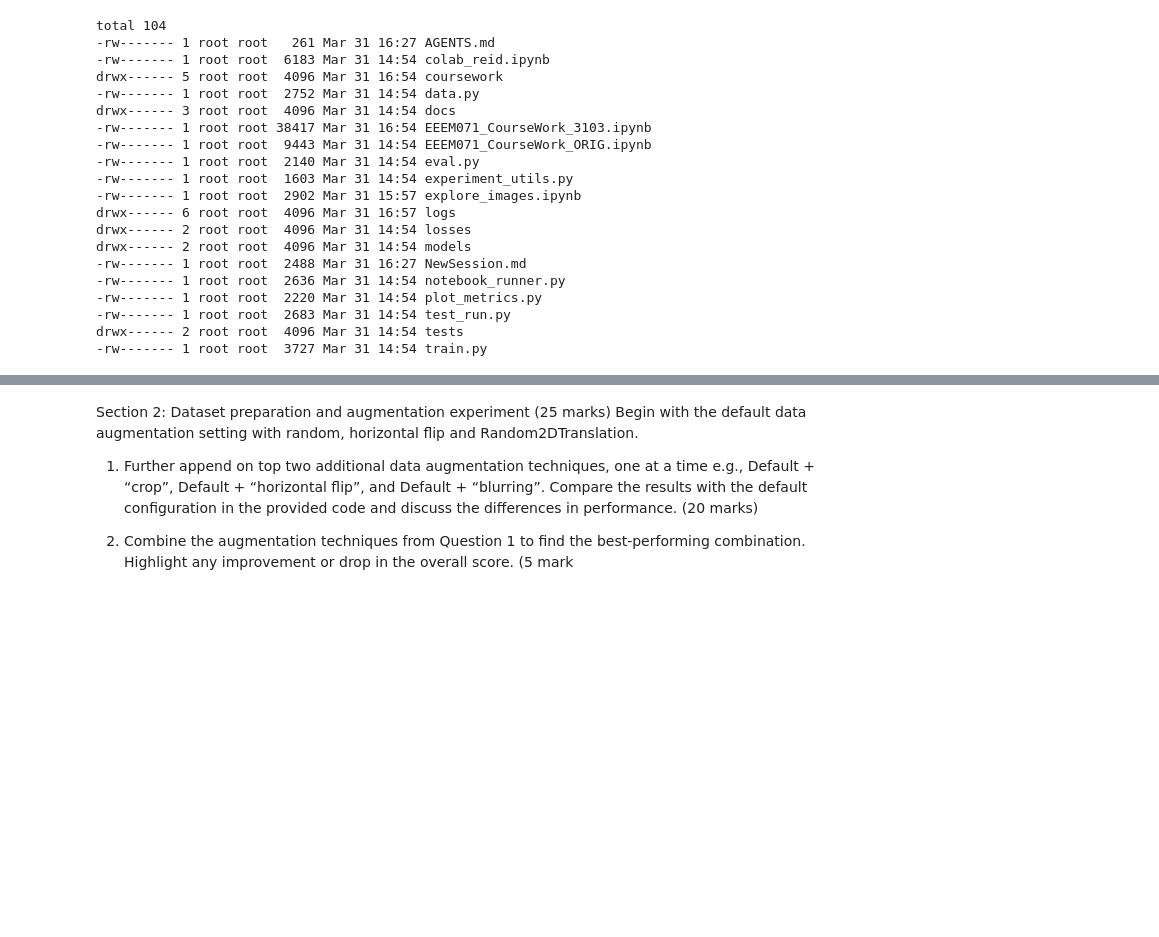
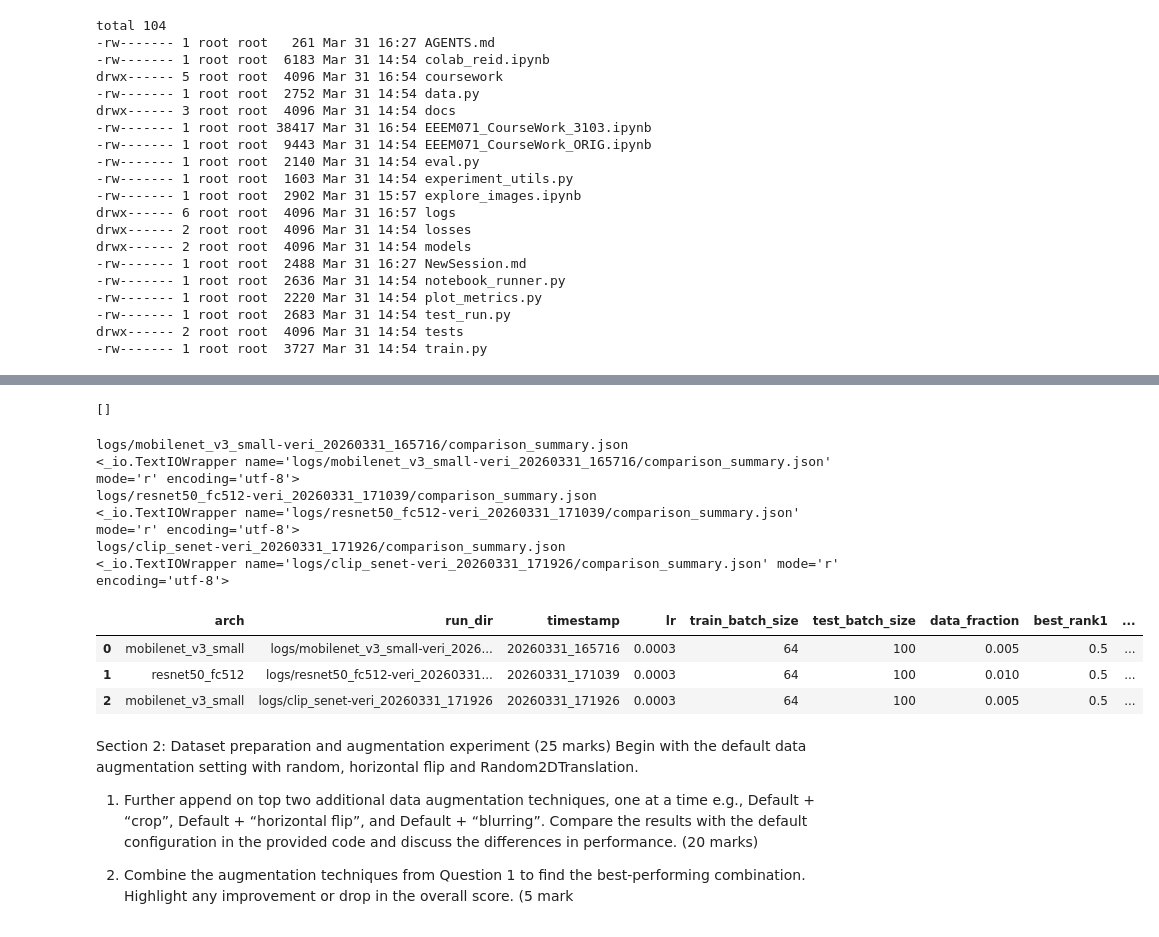
Before and after one commit to LampOfSocrates/reid, a Jupyter notebook: EEEM071_CourseWork_3103.ipynb, the cells around one changed output, grey strips where cells are left out. Saved outputs shown, nothing was run; the diff lists cells and outputs as text; code cells hidden in the pictures; blank space fills up the shorter version.

```diff
--- a/EEEM071_CourseWork_3103.ipynb
+++ b/EEEM071_CourseWork_3103.ipynb
@@ -246,33 +318,50 @@ Model size: 24.558 M
+# %%
+rows
+# %% [output]
+[]
 # %%
 from pathlib import Path
 import json
 import pandas as pd
 
-runs_root = Path("coursework/logs")  # or your logs root
+runs_root = Path("logs")  # or your logs root
 rows = []
 
 for path in runs_root.rglob("comparison_summary.json"):
+    print(path)
     with open(path, "r", encoding="utf-8") as f:
         data = json.load(f)
+        print(f)
     rows.append({
         "arch": data.get("arch"),
         "run_dir": data.get("run_save_dir"),
         "timestamp": data.get("timestamp"),
         "lr": data.get("lr"),
         "train_batch_size": data.get("train_batch_size"),
         "test_batch_size": data.get("test_batch_size"),
         "data_fraction": data.get("data_fraction"),
         "best_rank1": data.get("best_rank1"),
         "best_mAP": data.get("best_mAP"),
         "final_rank1": (data.get("final_eval") or {}).get("rank1"),
         "final_mAP": (data.get("final_eval") or {}).get("mAP"),
         "total_elapsed_seconds": data.get("total_elapsed_seconds"),
         "avg_epoch_time_seconds": data.get("avg_epoch_time_seconds"),
     })
 
 df = pd.DataFrame(rows)
-df = df.sort_values(["best_rank1", "best_mAP"], ascending=False)
+#df = df.sort_values(["best_rank1", "best_mAP"], ascending=False)
 df
+# %% [output]
+logs/mobilenet_v3_small-veri_20260331_165716/comparison_summary.json
+<_io.TextIOWrapper name='logs/mobilenet_v3_small-veri_20260331_165716/comparison_summary.json' mode='r' encoding='utf-8'>
+logs/resnet50_fc512-veri_20260331_171039/comparison_summary.json
+<_io.TextIOWrapper name='logs/resnet50_fc512-veri_20260331_171039/comparison_summary.json' mode='r' encoding='utf-8'>
+logs/clip_senet-veri_20260331_171926/comparison_summary.json
+<_io.TextIOWrapper name='logs/clip_senet-veri_20260331_171926/comparison_summary.json' mode='r' encoding='utf-8'>
+|  | arch | run_dir | timestamp | lr | train_batch_size | test_batch_size | data_fraction | best_rank1 | ... |
+| 0 | mobilenet_v3_small | logs/mobilenet_v3_small-veri_2026... | 20260331_165716 | 0.0003 | 64 | 100 | 0.005 | 0.5 | ... |
+| 1 | resnet50_fc512 | logs/resnet50_fc512-veri_20260331... | 20260331_171039 | 0.0003 | 64 | 100 | 0.010 | 0.5 | ... |
+| 2 | mobilenet_v3_small | logs/clip_senet-veri_20260331_171926 | 20260331_171926 | 0.0003 | 64 | 100 | 0.005 | 0.5 | ... |
 # %% [markdown]
 Section 2: Dataset preparation and augmentation experiment (25 marks)
 Begin with the default data augmentation setting with random, horizontal flip and Random2DTranslation.
```
Also changed, not shown: parts of 8 cells of this notebook.
